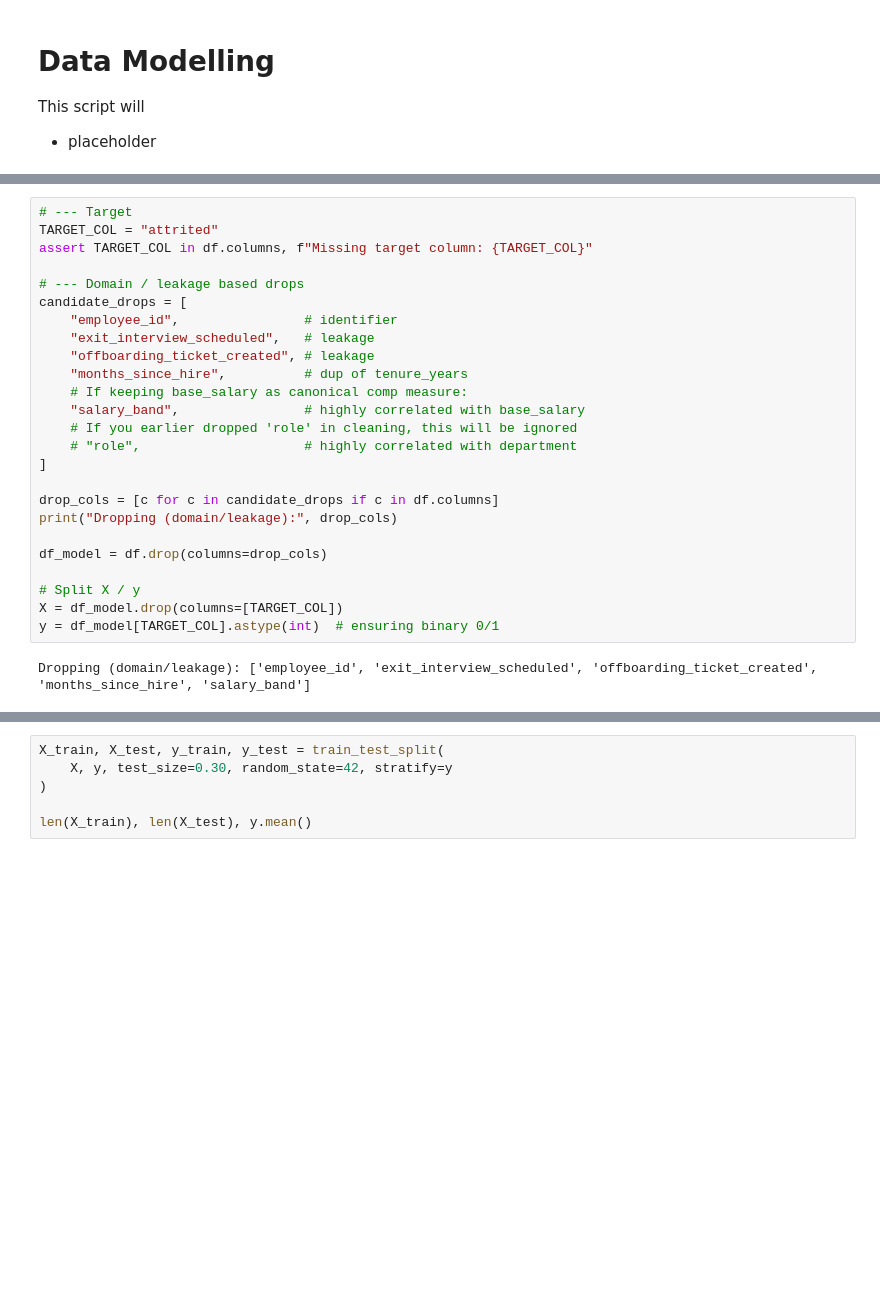
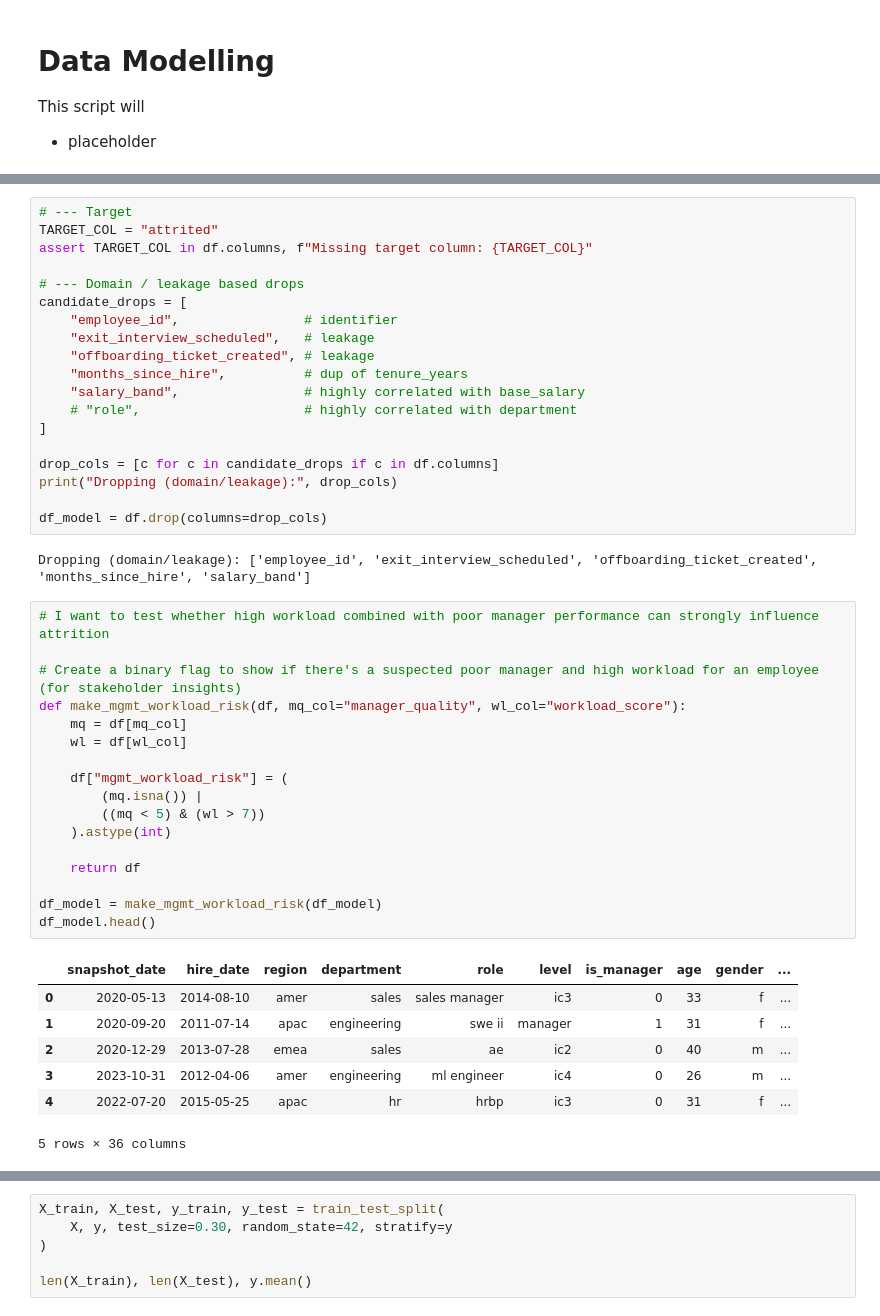
Before and after one commit to Stewart-Robertson/streamlit-hr-prediction, a Jupyter notebook: notebooks/03_modelling.ipynb, the cells around one changed output, grey strips where cells are left out. Drawn from its saved outputs; the diff is of its cells as text; blank space fills up the shorter version.

```diff
--- a/notebooks/03_modelling.ipynb
+++ b/notebooks/03_modelling.ipynb
@@ -60,9 +61,7 @@ candidate_drops = [
     "exit_interview_scheduled",   # leakage
     "offboarding_ticket_created", # leakage
     "months_since_hire",          # dup of tenure_years
-    # If keeping base_salary as canonical comp measure:
     "salary_band",                # highly correlated with base_salary
-    # If you earlier dropped 'role' in cleaning, this will be ignored
     # "role",                     # highly correlated with department
 ]
 
@@ -70,9 +69,30 @@ drop_cols = [c for c in candidate_drops if c in df.columns]
 print("Dropping (domain/leakage):", drop_cols)
 
 df_model = df.drop(columns=drop_cols)
-
-# Split X / y
-X = df_model.drop(columns=[TARGET_COL])
-y = df_model[TARGET_COL].astype(int)  # ensuring binary 0/1
 # %% [output]
 Dropping (domain/leakage): ['employee_id', 'exit_interview_scheduled', 'offboarding_ticket_created', 'months_since_hire', 'salary_band']
+# %%
+# I want to test whether high workload combined with poor manager performance can strongly influence attrition
+
+# Create a binary flag to show if there's a suspected poor manager and high workload for an employee (for stakeholder insights)
+def make_mgmt_workload_risk(df, mq_col="manager_quality", wl_col="workload_score"):
+    mq = df[mq_col]
+    wl = df[wl_col]
+
+    df["mgmt_workload_risk"] = (
+        (mq.isna()) |
+        ((mq < 5) & (wl > 7))
+    ).astype(int)
+
+    return df
+
+df_model = make_mgmt_workload_risk(df_model)
+df_model.head()
+# %% [output]
+|  | snapshot_date | hire_date | region | department | role | level | is_manager | age | gender | ... |
+| 0 | 2020-05-13 | 2014-08-10 | amer | sales | sales manager | ic3 | 0 | 33 | f | ... |
+| 1 | 2020-09-20 | 2011-07-14 | apac | engineering | swe ii | manager | 1 | 31 | f | ... |
+| 2 | 2020-12-29 | 2013-07-28 | emea | sales | ae | ic2 | 0 | 40 | m | ... |
+| 3 | 2023-10-31 | 2012-04-06 | amer | engineering | ml engineer | ic4 | 0 | 26 | m | ... |
+| 4 | 2022-07-20 | 2015-05-25 | apac | hr | hrbp | ic3 | 0 | 31 | f | ... |
+5 rows × 36 columns
```
Also changed, not shown: parts of 9 cells of this notebook, 5 other files.
